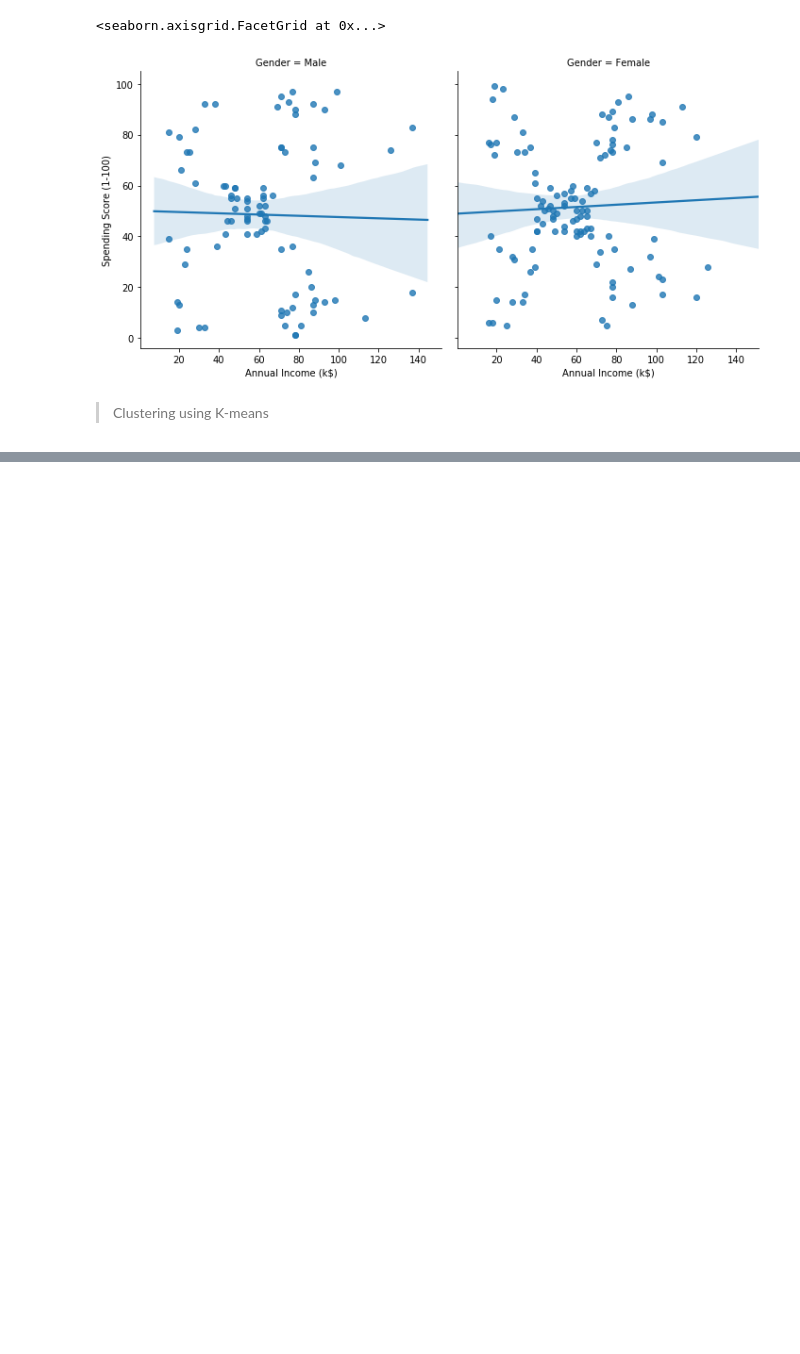
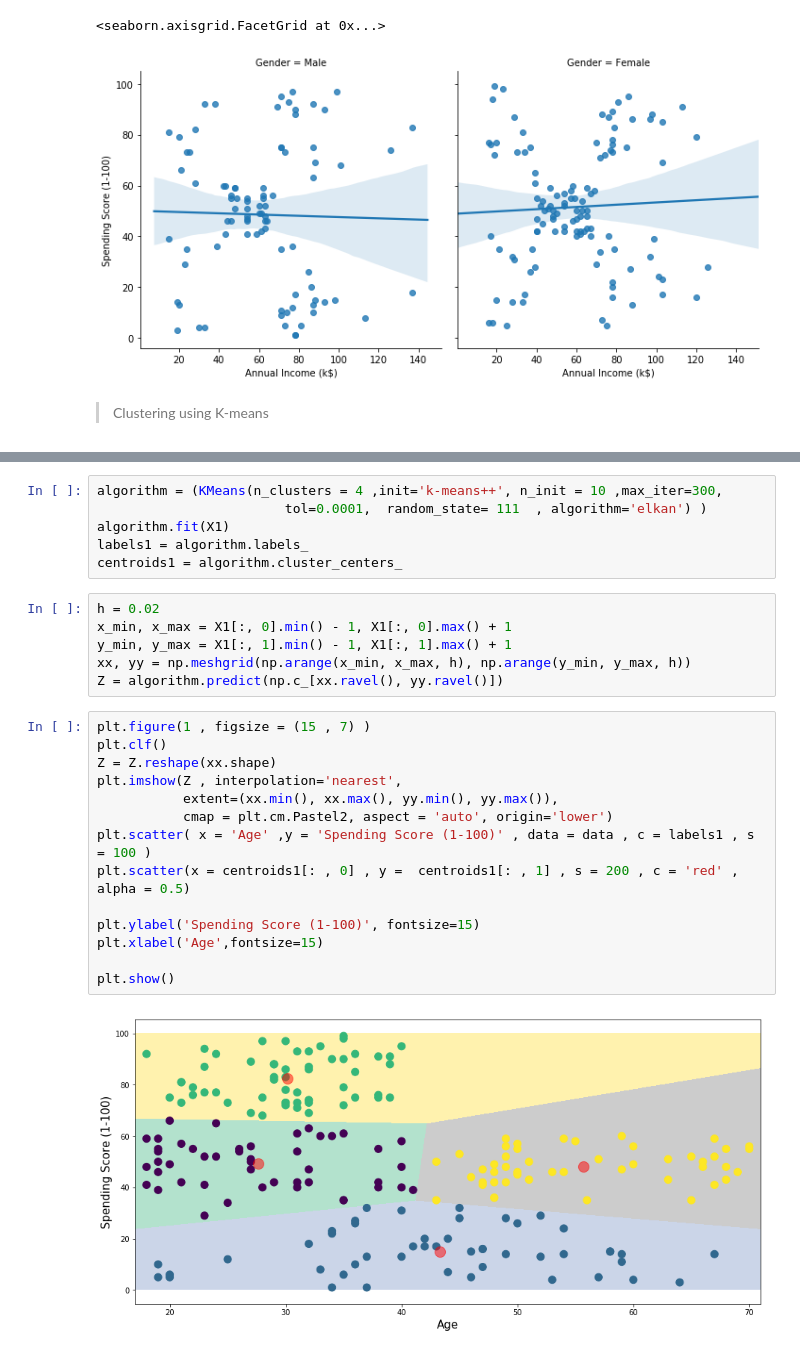
Before and after one commit to Alohasprit/Kaggle, a Jupyter notebook: 9_Mall Segmentation/Mall Customer Segmentation_K-means_ver2.0_0604.ipynb, the cells around one changed output, grey strips where cells are left out. Cells and saved outputs as stored; diff of their text form; blank space fills up the shorter version.

```diff
--- a/9_Mall Segmentation/Mall Customer Segmentation_K-means_ver2.0_0604.ipynb
+++ b/9_Mall Segmentation/Mall Customer Segmentation_K-means_ver2.0_0604.ipynb
@@ -118,0 +141,28 @@ sns.lmplot('Annual Income (k$)','Spending Score (1-100)', col='Gender', data=dat
+# %%
+algorithm = (KMeans(n_clusters = 4 ,init='k-means++', n_init = 10 ,max_iter=300,
+                        tol=0.0001,  random_state= 111  , algorithm='elkan') )
+algorithm.fit(X1)
+labels1 = algorithm.labels_
+centroids1 = algorithm.cluster_centers_
+# %%
+h = 0.02
+x_min, x_max = X1[:, 0].min() - 1, X1[:, 0].max() + 1
+y_min, y_max = X1[:, 1].min() - 1, X1[:, 1].max() + 1
+xx, yy = np.meshgrid(np.arange(x_min, x_max, h), np.arange(y_min, y_max, h))
+Z = algorithm.predict(np.c_[xx.ravel(), yy.ravel()])
+# %%
+plt.figure(1 , figsize = (15 , 7) )
+plt.clf()
+Z = Z.reshape(xx.shape)
+plt.imshow(Z , interpolation='nearest',
+           extent=(xx.min(), xx.max(), yy.min(), yy.max()),
+           cmap = plt.cm.Pastel2, aspect = 'auto', origin='lower')
+plt.scatter( x = 'Age' ,y = 'Spending Score (1-100)' , data = data , c = labels1 , s = 100 )
+plt.scatter(x = centroids1[: , 0] , y =  centroids1[: , 1] , s = 200 , c = 'red' , alpha = 0.5)
+
+plt.ylabel('Spending Score (1-100)', fontsize=15)
+plt.xlabel('Age',fontsize=15)
+
+plt.show()
+# %% [output]
+[figure, added]
```
Also changed, not shown: parts of 12 cells of this notebook.
